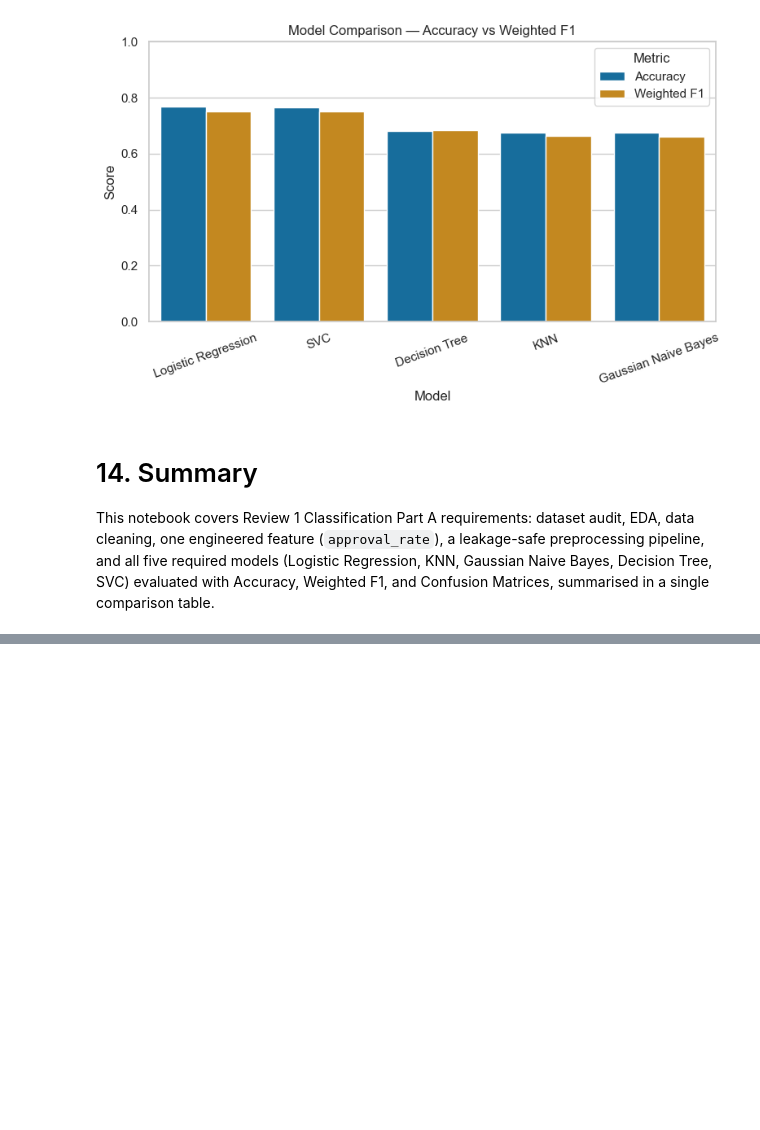
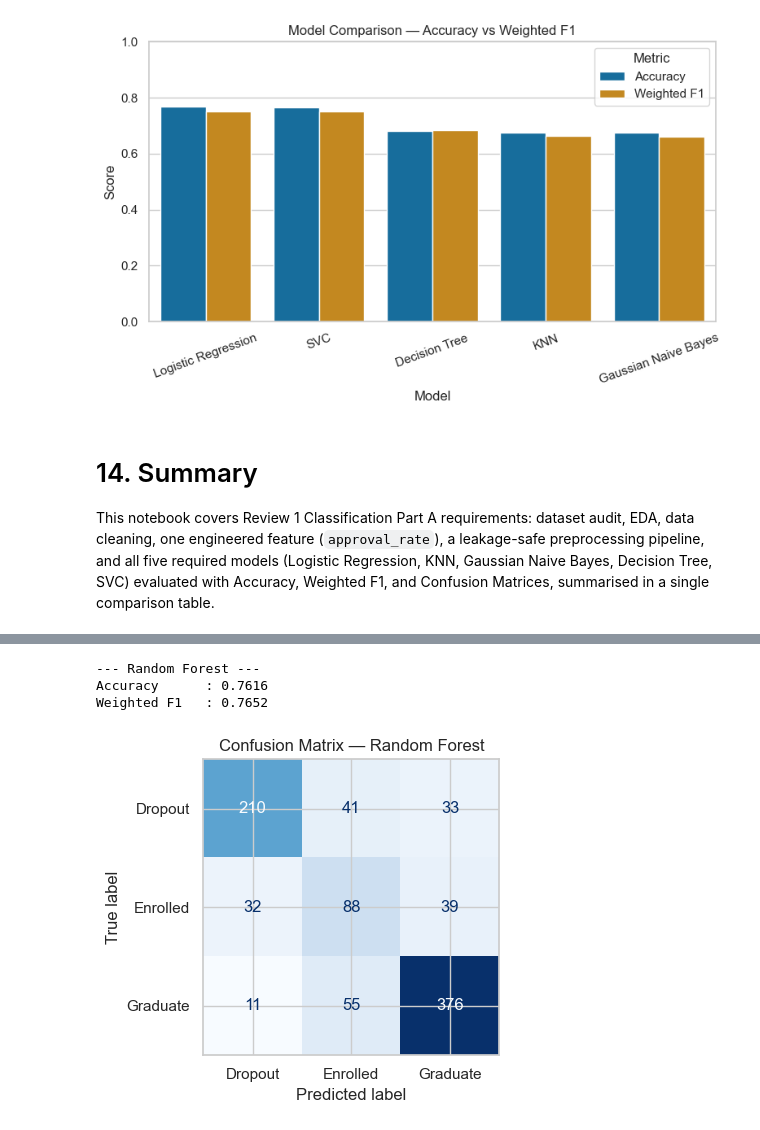
Before and after one commit to mith-sen/ML_Case_Study, a Jupyter notebook: notebooks/classification.ipynb, the cells around one changed output, grey strips where cells are left out. Drawn from its saved outputs; the diff is of its cells as text; code cells hidden in the pictures; blank space fills up the shorter version.

Commit message:
random forset

```diff
--- a/notebooks/classification.ipynb
+++ b/notebooks/classification.ipynb
@@ -546,0 +578,17 @@ Weighted F1, and Confusion Matrices, summarised in a single comparison table.
+# %%
+rf = RandomForestClassifier(
+    n_estimators=200,
+    random_state=RANDOM_STATE,
+    class_weight="balanced",
+    n_jobs=-1
+)
+
+rf_model = evaluate_classifier(
+    "Random Forest", rf,
+    X_train, y_train, X_test, y_test
+)
+# %% [output]
+--- Random Forest ---
+Accuracy      : 0.7616
+Weighted F1   : 0.7652
+[figure, added]
```
Also changed, not shown: parts of 6 cells of this notebook.
